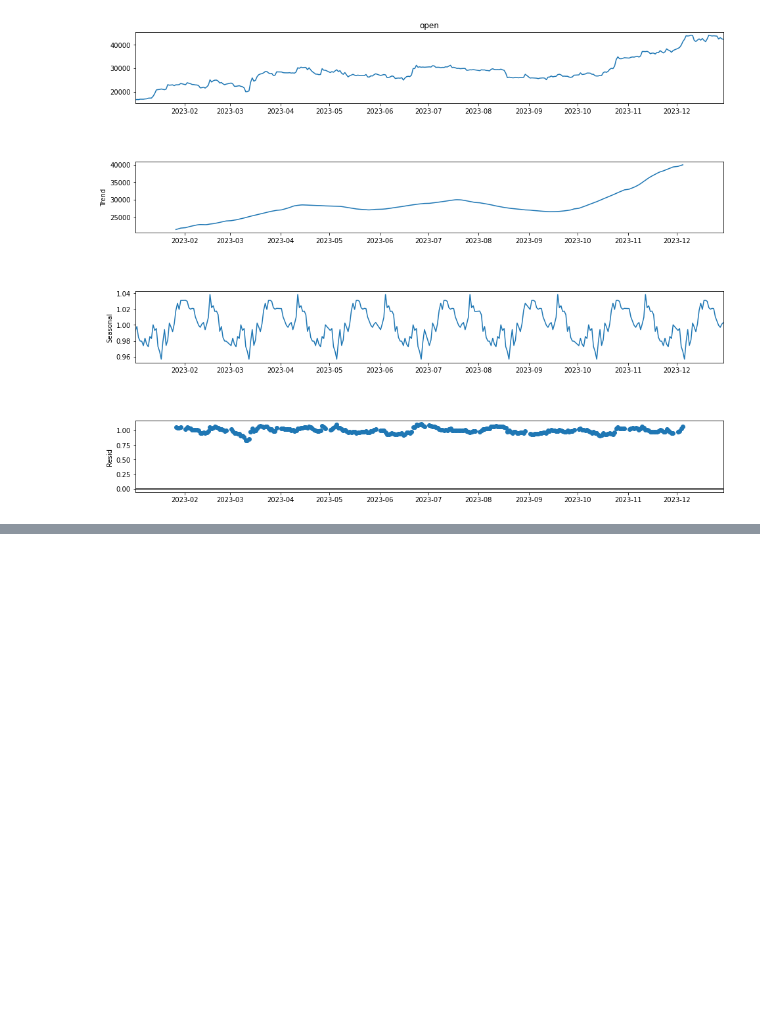
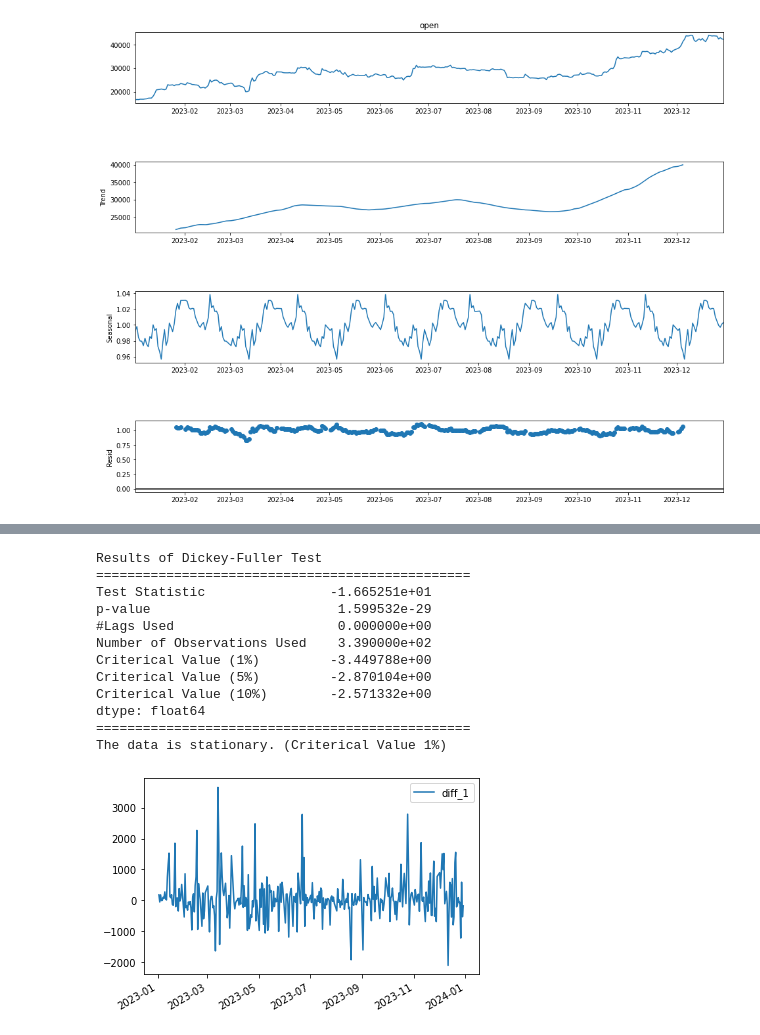
Before and after one commit to kennywang112/Bitcoin-Prediction, a Jupyter notebook: ARIMA.ipynb, the cells around one changed output, grey strips where cells are left out. Drawn from its saved outputs; the diff is of its cells as text; code cells hidden in the pictures; blank space fills up the shorter version.

```diff
--- a/ARIMA.ipynb
+++ b/ARIMA.ipynb
@@ -150,0 +159,21 @@ with plt.rc_context({'xtick.color':'black', 'ytick.color':'black', 'figure.facec
+# %%
+def adf_test(timeseries):
+
+    print("Results of Dickey-Fuller Test\n================================================")
+    dftest = adfuller(timeseries, autolag = "AIC")
+    dfoutput = pd.Series(dftest[0:4], index = [
+        "Test Statistic", "p-value", "#Lags Used", "Number of Observations Used"])
+    for key, value in dftest[4].items():
+        dfoutput["Criterical Value (%s)"%key] = value
+    print(dfoutput)
+    print("================================================")
+    #寫個自動判斷式
+    if dfoutput[0] < dfoutput[4]:
+        print("The data is stationary. (Criterical Value 1%)")
+    elif dfoutput[0] < dfoutput[5]:
+        print("The data is stationary. (Criterical Value 5%)")
+    elif dfoutput[0] < dfoutput[6]:
+        print("The data is stationary. (Criterical Value 10%)")
+    else:
+        print("The data is non-stationary, so do differencing!")
+adf_test(full_data['open'])
@@ -150,0 +193,23 @@ with plt.rc_context({'xtick.color':'black', 'ytick.color':'black', 'figure.facec
+# %%
+# 一階差分，扣掉前一天的資料
+diff_1 = full_data['open'] - full_data['open'].shift(1)
+diff_1 = diff_1.dropna()
+diff_1.head()
+diff_1.plot(figsize = (6, 4), label = "diff_1")
+plt.legend()
+
+adf_test(diff_1)
+# %% [output]
+Results of Dickey-Fuller Test
+================================================
+Test Statistic                -1.665251e+01
+p-value                        1.599532e-29
+#Lags Used                     0.000000e+00
+Number of Observations Used    3.390000e+02
+Criterical Value (1%)         -3.449788e+00
+Criterical Value (5%)         -2.870104e+00
+Criterical Value (10%)        -2.571332e+00
+dtype: float64
+================================================
+The data is stationary. (Criterical Value 1%)
+[figure, added]
```
Also changed, not shown: parts of 16 cells of this notebook, 1 other file.
